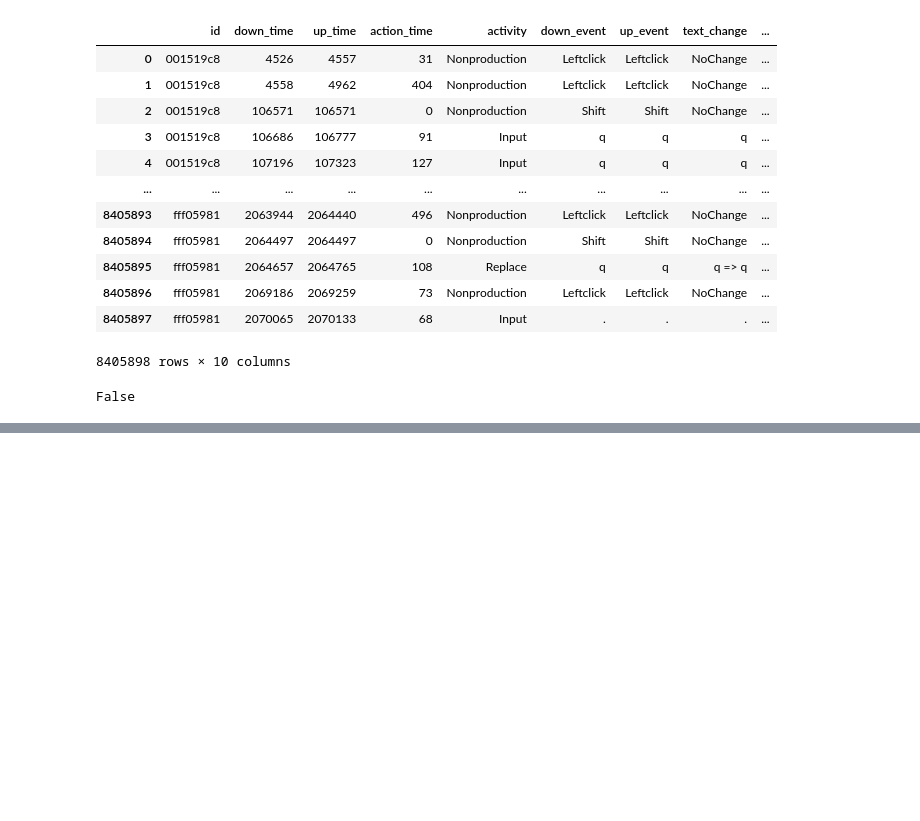
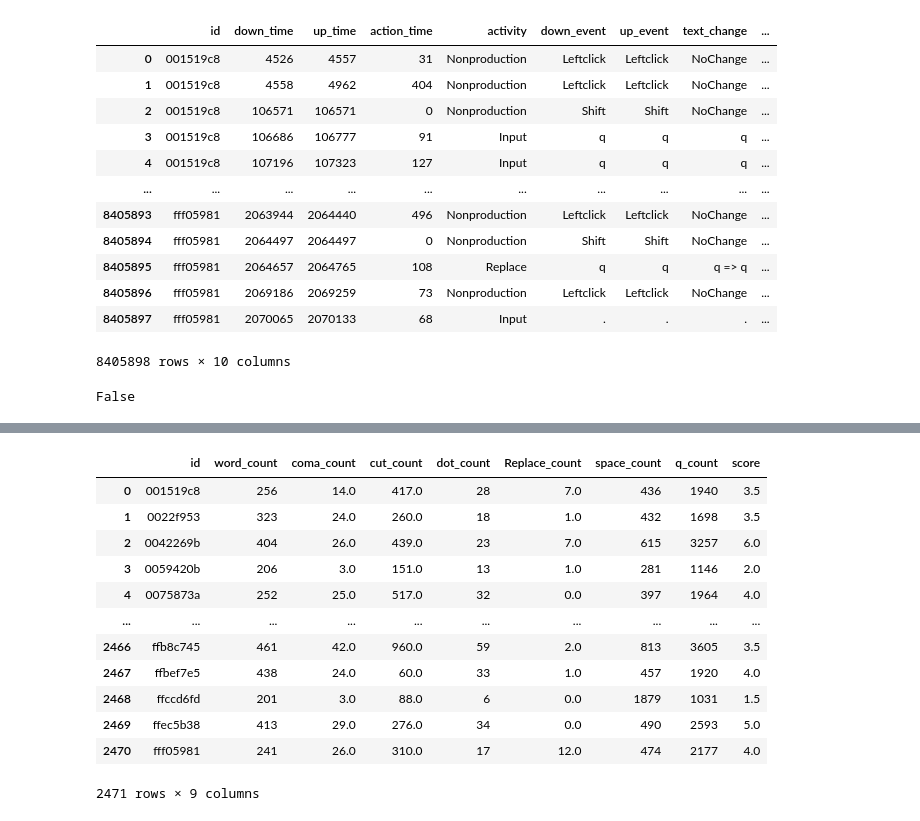
Before and after one commit to PiotrDratwa/Writing_quality_projections, a Jupyter notebook: Linking Writing Processes to Writing Quality.ipynb, the cells around one changed output, grey strips where cells are left out. Cells and saved outputs as stored; diff of their text form; code cells hidden in the pictures; blank space fills up the shorter version.

```diff
--- a/Linking Writing Processes to Writing Quality.ipynb
+++ b/Linking Writing Processes to Writing Quality.ipynb
@@ -314,0 +343,17 @@ AttributeError: 'builtin_function_or_method' object has no attribute 'is_unique'
+# %%
+merged_df = merged_df.drop(['action_time','down_time','Nonprod_count', 'no_change_count', 'Input_count', 'Backspace_count'], axis = 1)
+merged_df
+# %% [output]
+|  | id | word_count | coma_count | cut_count | dot_count | Replace_count | space_count | q_count | score |
+| 0 | 001519c8 | 256 | 14.0 | 417.0 | 28 | 7.0 | 436 | 1940 | 3.5 |
+| 1 | 0022f953 | 323 | 24.0 | 260.0 | 18 | 1.0 | 432 | 1698 | 3.5 |
+| 2 | 0042269b | 404 | 26.0 | 439.0 | 23 | 7.0 | 615 | 3257 | 6.0 |
+| 3 | 0059420b | 206 | 3.0 | 151.0 | 13 | 1.0 | 281 | 1146 | 2.0 |
+| 4 | 0075873a | 252 | 25.0 | 517.0 | 32 | 0.0 | 397 | 1964 | 4.0 |
+| ... | ... | ... | ... | ... | ... | ... | ... | ... | ... |
+| 2466 | ffb8c745 | 461 | 42.0 | 960.0 | 59 | 2.0 | 813 | 3605 | 3.5 |
+| 2467 | ffbef7e5 | 438 | 24.0 | 60.0 | 33 | 1.0 | 457 | 1920 | 4.0 |
+| 2468 | ffccd6fd | 201 | 3.0 | 88.0 | 6 | 0.0 | 1879 | 1031 | 1.5 |
+| 2469 | ffec5b38 | 413 | 29.0 | 276.0 | 34 | 0.0 | 490 | 2593 | 5.0 |
+| 2470 | fff05981 | 241 | 26.0 | 310.0 | 17 | 12.0 | 474 | 2177 | 4.0 |
+2471 rows × 9 columns
```
Also changed, not shown: parts of 12 cells of this notebook.
